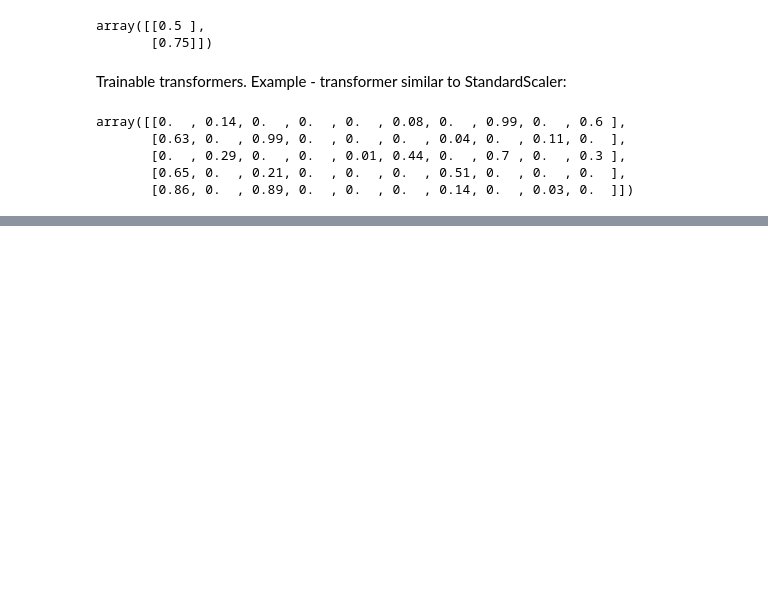
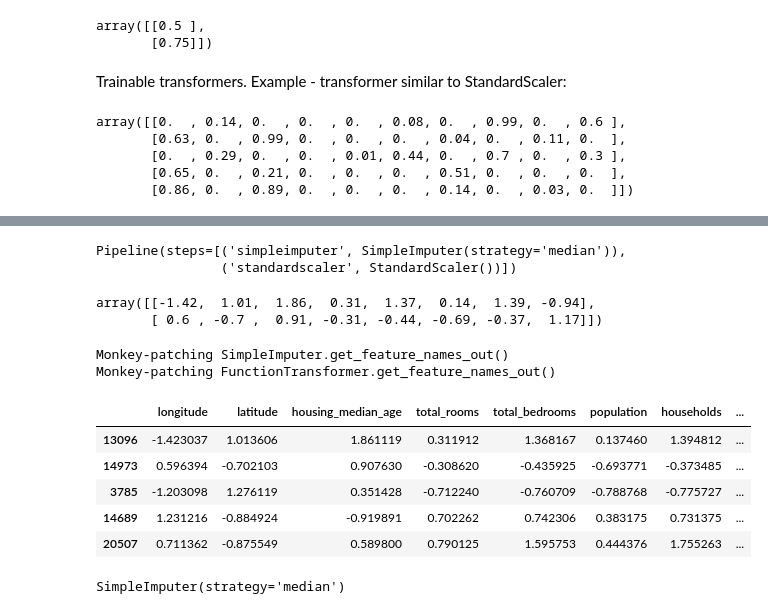
Before and after one commit to Slontus/data, a Jupyter notebook: house_price_estimation.ipynb, the cells around one changed output, grey strips where cells are left out. Saved outputs shown, nothing was run; the diff lists cells and outputs as text; code cells hidden in the pictures; blank space fills up the shorter version.

```diff
--- a/house_price_estimation.ipynb
+++ b/house_price_estimation.ipynb
@@ -721,0 +764,80 @@ array([[0.  , 0.14, 0.  , 0.  , 0.  , 0.08, 0.  , 0.99, 0.  , 0.6 ],
+# %%
+from sklearn.pipeline import make_pipeline
+
+num_pipeline = make_pipeline(SimpleImputer(strategy="median"), StandardScaler())
+# %%
+from sklearn import set_config
+
+set_config(display="diagram")
+
+num_pipeline
+# %% [output]
+Pipeline(steps=[('simpleimputer', SimpleImputer(strategy='median')),
+                ('standardscaler', StandardScaler())])
+# %%
+housing_num_prepared = num_pipeline.fit_transform(housing_num)
+housing_num_prepared[:2].round(2)
+# %% [output]
+array([[-1.42,  1.01,  1.86,  0.31,  1.37,  0.14,  1.39, -0.94],
+       [ 0.6 , -0.7 ,  0.91, -0.31, -0.44, -0.69, -0.37,  1.17]])
+# %%
+def monkey_patch_get_signature_names_out():
+    """Monkey patch some classes which did not handle get_feature_names_out()
+       correctly in Scikit-Learn 1.0.*."""
+    from inspect import Signature, signature, Parameter
+    import pandas as pd
+    from sklearn.impute import SimpleImputer
+    from sklearn.pipeline import make_pipeline, Pipeline
+    from sklearn.preprocessing import FunctionTransformer, StandardScaler
+
+    default_get_feature_names_out = StandardScaler.get_feature_names_out
+
+    if not hasattr(SimpleImputer, "get_feature_names_out"):
+      print("Monkey-patching SimpleImputer.get_feature_names_out()")
+      SimpleImputer.get_feature_names_out = default_get_feature_names_out
+
+    if not hasattr(FunctionTransformer, "get_feature_names_out"):
+        print("Monkey-patching FunctionTransformer.get_feature_names_out()")
+        orig_init = FunctionTransformer.__init__
+        orig_sig = signature(orig_init)
+
+        def __init__(*args, feature_names_out=None, **kwargs):
+            orig_sig.bind(*args, **kwargs)
+            orig_init(*args, **kwargs)
+            args[0].feature_names_out = feature_names_out
+
+        __init__.__signature__ = Signature(
+            list(signature(orig_init).parameters.values()) + [
+                Parameter("feature_names_out", Parameter.KEYWORD_ONLY)])
+
+        def get_feature_names_out(self, names=None):
+            if callable(self.feature_names_out):
+                return self.feature_names_out(self, names)
+            assert self.feature_names_out == "one-to-one"
+            return default_get_feature_names_out(self, names)
+
+        FunctionTransformer.__init__ = __init__
+        FunctionTransformer.get_feature_names_out = get_feature_names_out
+
+monkey_patch_get_signature_names_out()
+# %% [output]
+Monkey-patching SimpleImputer.get_feature_names_out()
+Monkey-patching FunctionTransformer.get_feature_names_out()
+# %%
+df_housing_num_prepared = pd.DataFrame(
+    housing_num_prepared,
+    columns=num_pipeline.get_feature_names_out(),
+    index=housing_num.index)
+
+df_housing_num_prepared.head()
+# %% [output]
+|  | longitude | latitude | housing_median_age | total_rooms | total_bedrooms | population | households | ... |
+| 13096 | -1.423037 | 1.013606 | 1.861119 | 0.311912 | 1.368167 | 0.137460 | 1.394812 | ... |
+| 14973 | 0.596394 | -0.702103 | 0.907630 | -0.308620 | -0.435925 | -0.693771 | -0.373485 | ... |
+| 3785 | -1.203098 | 1.276119 | 0.351428 | -0.712240 | -0.760709 | -0.788768 | -0.775727 | ... |
+| 14689 | 1.231216 | -0.884924 | -0.919891 | 0.702262 | 0.742306 | 0.383175 | 0.731375 | ... |
+| 20507 | 0.711362 | -0.875549 | 0.589800 | 0.790125 | 1.595753 | 0.444376 | 1.755263 | ... |
+# %%
+num_pipeline[0]
+# %% [output]
+SimpleImputer(strategy='median')
```
Also changed, not shown: parts of 38 cells of this notebook.
